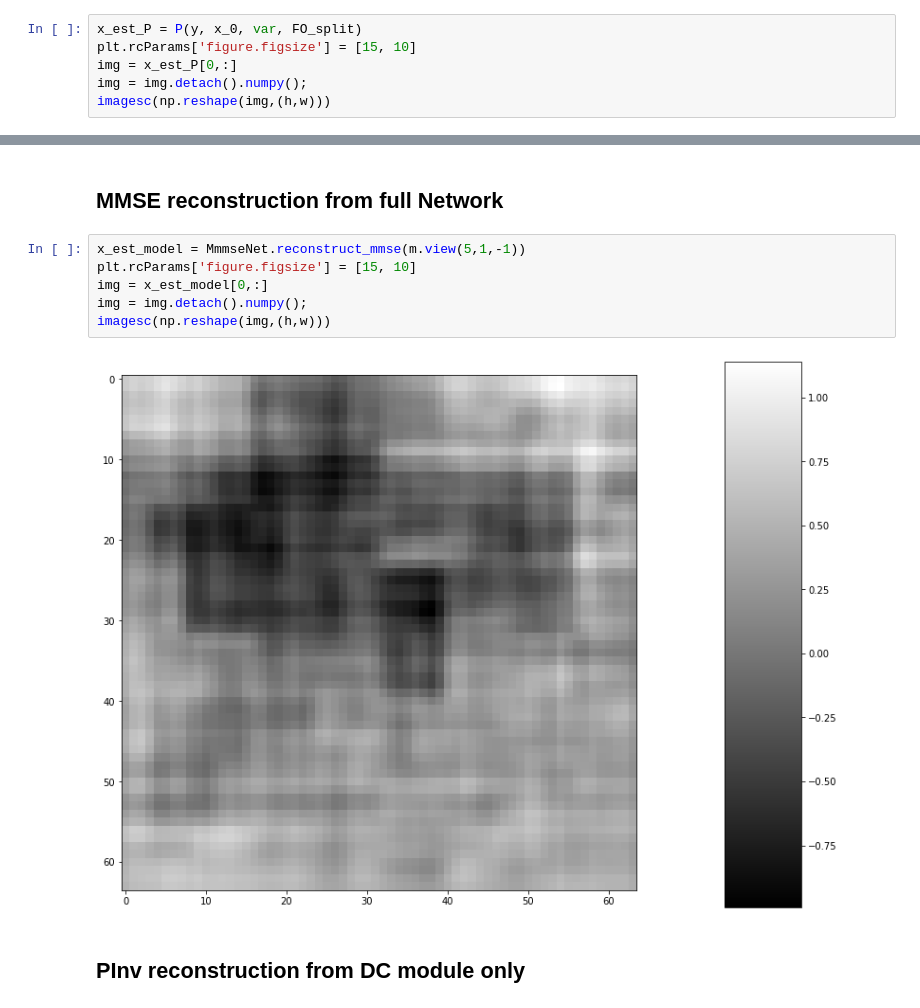
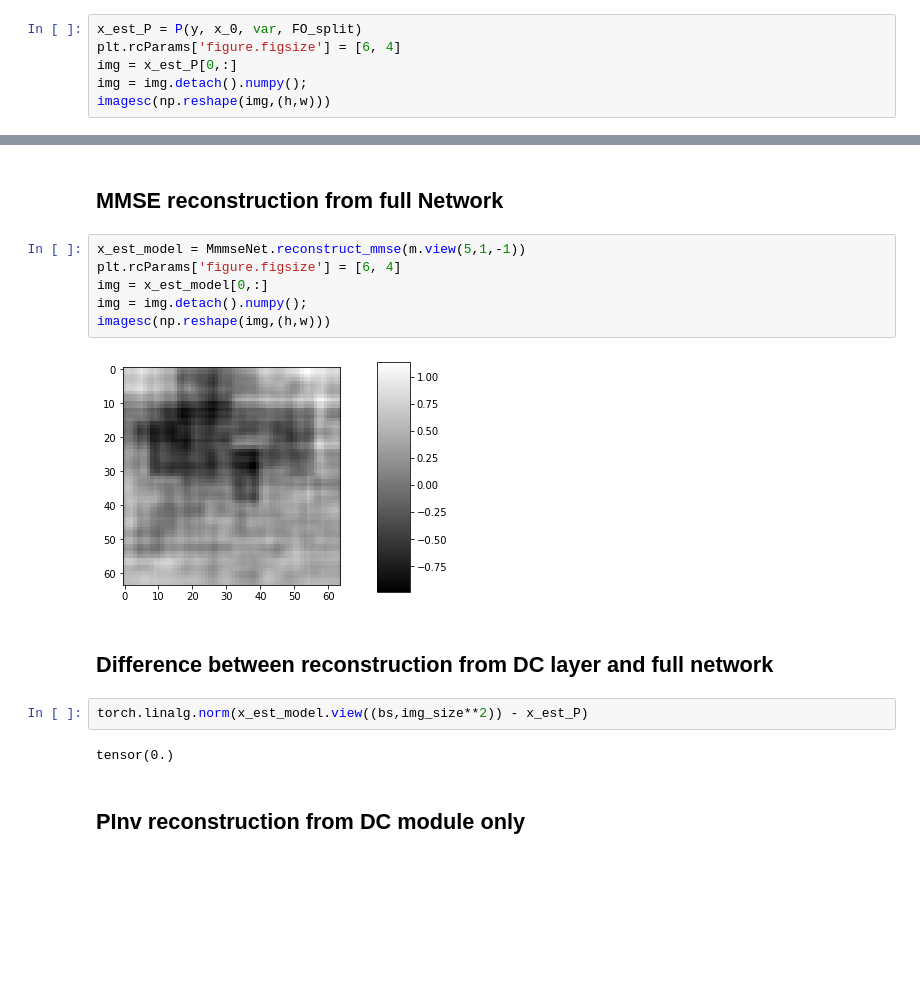
Before and after one commit to openspyrit/spyrit-examples, a Jupyter notebook: Debug_version_2/generalised_orthogonal_debug.ipynb, the cells around one changed output, grey strips where cells are left out. Saved outputs shown, nothing was run; the diff lists cells and outputs as text; blank space fills up the shorter version.

```diff
--- a/Debug_version_2/generalised_orthogonal_debug.ipynb
+++ b/Debug_version_2/generalised_orthogonal_debug.ipynb
@@ -100,7 +100,7 @@ var = SPP.sigma(m)
 ## MMSE reconstruction from DC module only
 # %%
 x_est_P = P(y, x_0, var, FO_split)
-plt.rcParams['figure.figsize'] = [15, 10]
+plt.rcParams['figure.figsize'] = [6, 4]
 img = x_est_P[0,:]
 img = img.detach().numpy();
 imagesc(np.reshape(img,(h,w)))
@@ -110,12 +110,18 @@ imagesc(np.reshape(img,(h,w)))
 ## MMSE reconstruction from full Network
 # %%
 x_est_model = MmmseNet.reconstruct_mmse(m.view(5,1,-1))
-plt.rcParams['figure.figsize'] = [15, 10]
+plt.rcParams['figure.figsize'] = [6, 4]
 img = x_est_model[0,:]
 img = img.detach().numpy();
 imagesc(np.reshape(img,(h,w)))
 # %% [output]
-[figure, old version]
+[figure, new version]
+# %% [markdown]
+## Difference between reconstruction from DC layer and full network
+# %%
+torch.linalg.norm(x_est_model.view((bs,img_size**2)) - x_est_P)
+# %% [output]
+tensor(0.)
 # %% [markdown]
 ## PInv reconstruction from DC module only
 # %%
```
Also changed, not shown: parts of 9 cells of this notebook.
